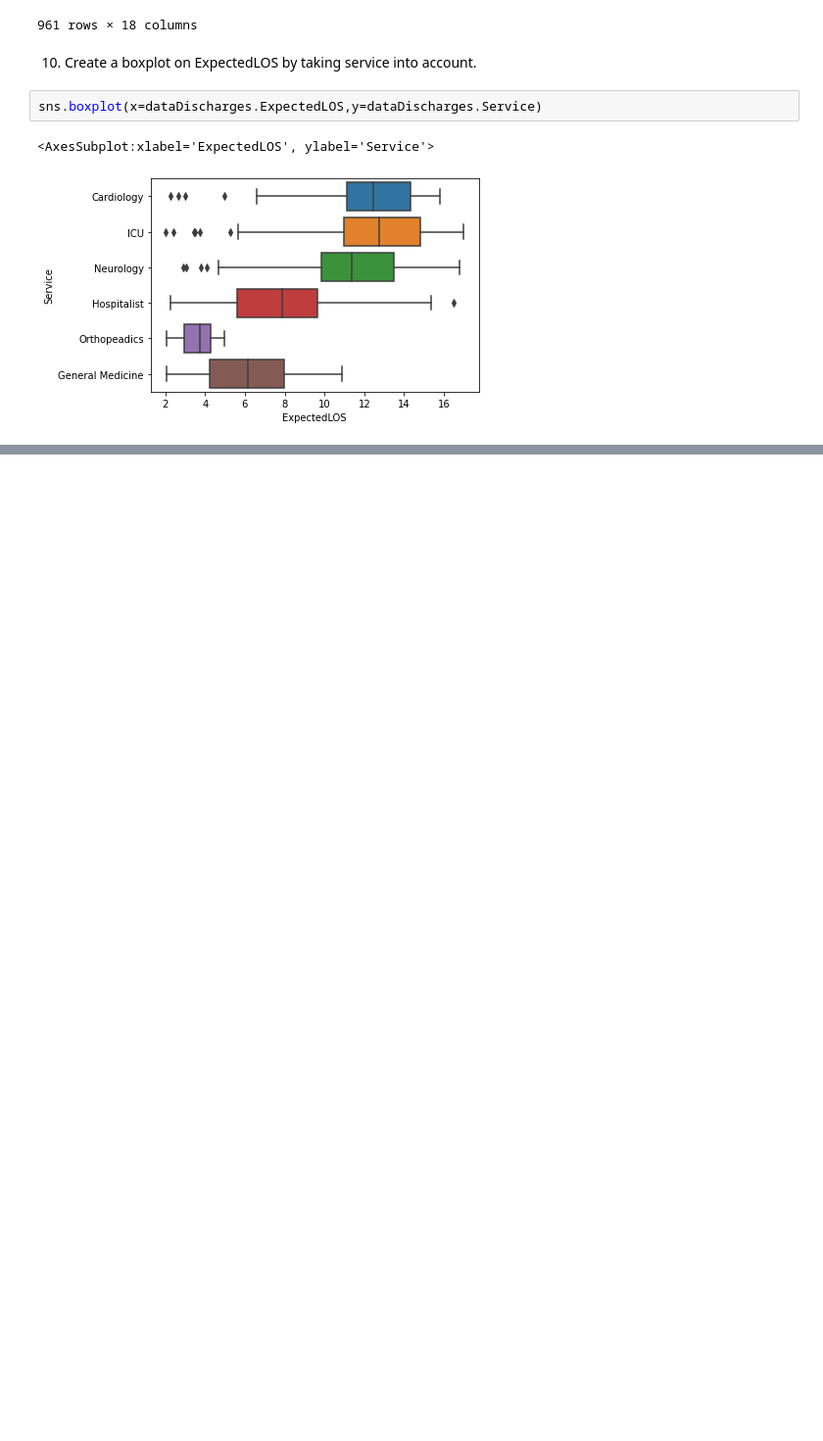
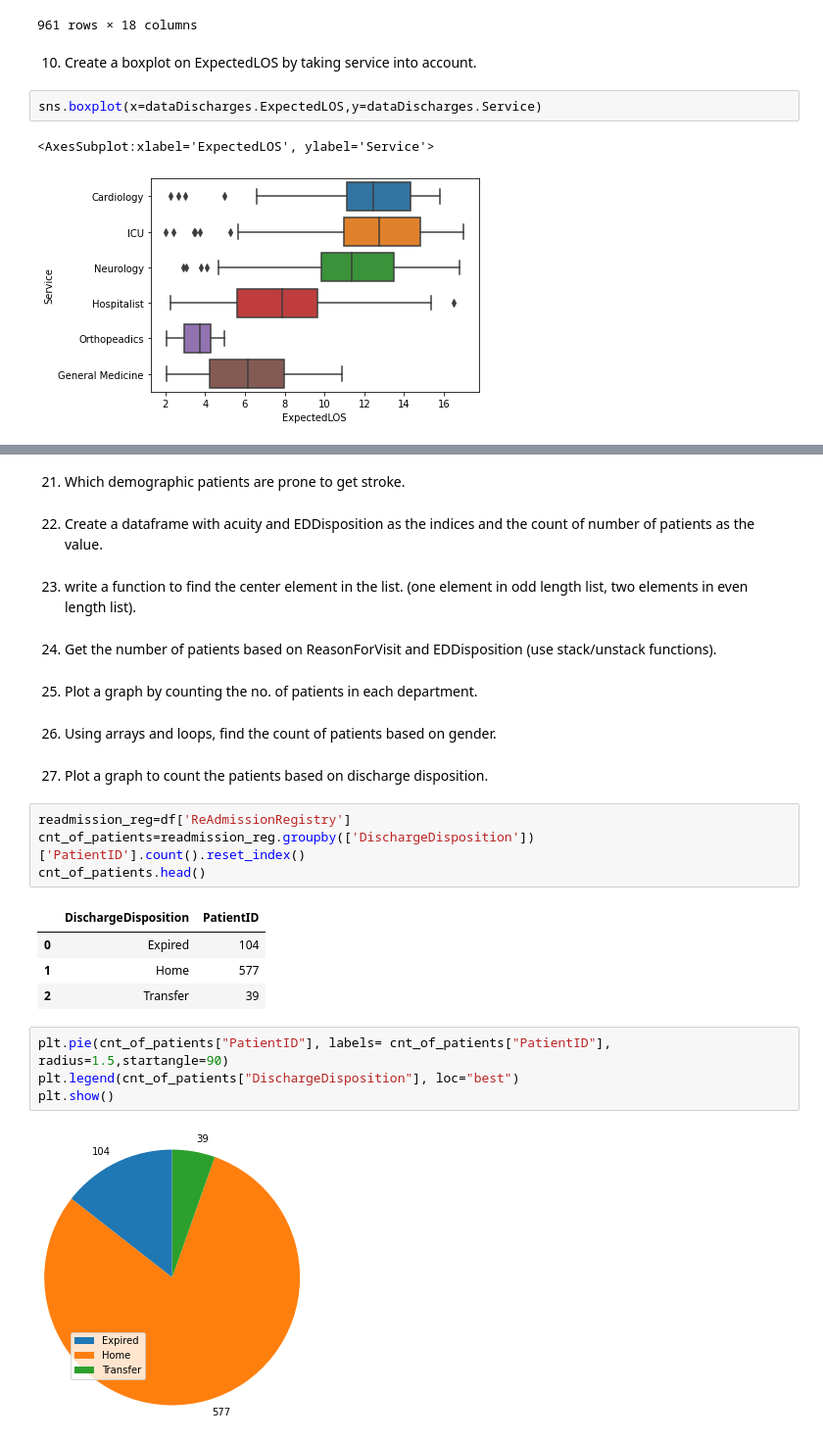
Before and after one commit to PoovithaJayaprakash/Mighty-Pythons, a Jupyter notebook: Mighty-Pythons.ipynb, the cells around one changed output, grey strips where cells are left out. Shown: that part at 98% size. Saved outputs shown, nothing was run; the diff lists cells and outputs as text; blank space fills up the shorter version.

```diff
--- a/Mighty-Pythons.ipynb
+++ b/Mighty-Pythons.ipynb
@@ -78,0 +167,29 @@ sns.boxplot(x=dataDischarges.ExpectedLOS,y=dataDischarges.Service)
+# %% [markdown]
+21. Which demographic patients are prone to get stroke.
+# %% [markdown]
+22. Create a dataframe with acuity and EDDisposition as the indices and the count of number of patients as the value.
+# %% [markdown]
+23. write a function to find the center element in the list. (one element in odd length list,  two elements in even length list).
+# %% [markdown]
+24. Get the number of patients based on ReasonForVisit and EDDisposition (use stack/unstack functions).
+# %% [markdown]
+25. Plot a graph by counting the no. of patients in each department.
+# %% [markdown]
+26. Using arrays and loops, find the count of patients based on gender.
+# %% [markdown]
+27. Plot a graph to count the patients based on discharge disposition.
+# %%
+readmission_reg=df['ReAdmissionRegistry']
+cnt_of_patients=readmission_reg.groupby(['DischargeDisposition'])['PatientID'].count().reset_index()
+cnt_of_patients.head()
+# %% [output]
+|  | DischargeDisposition | PatientID |
+| 0 | Expired | 104 |
+| 1 | Home | 577 |
+| 2 | Transfer | 39 |
+# %%
+plt.pie(cnt_of_patients["PatientID"], labels= cnt_of_patients["PatientID"], radius=1.5,startangle=90)
+plt.legend(cnt_of_patients["DischargeDisposition"], loc="best")
+plt.show()
+# %% [output]
+[figure, added]
```
Also changed, not shown: parts of 18 cells of this notebook.
